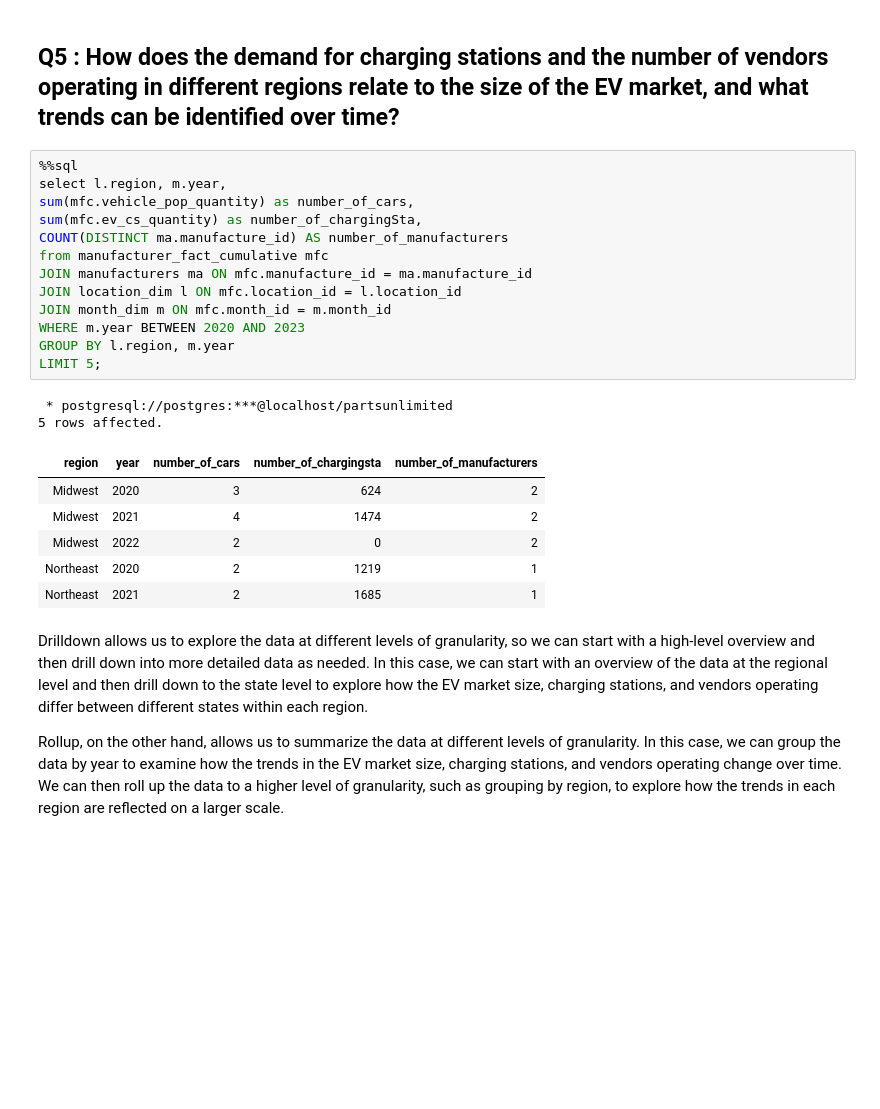
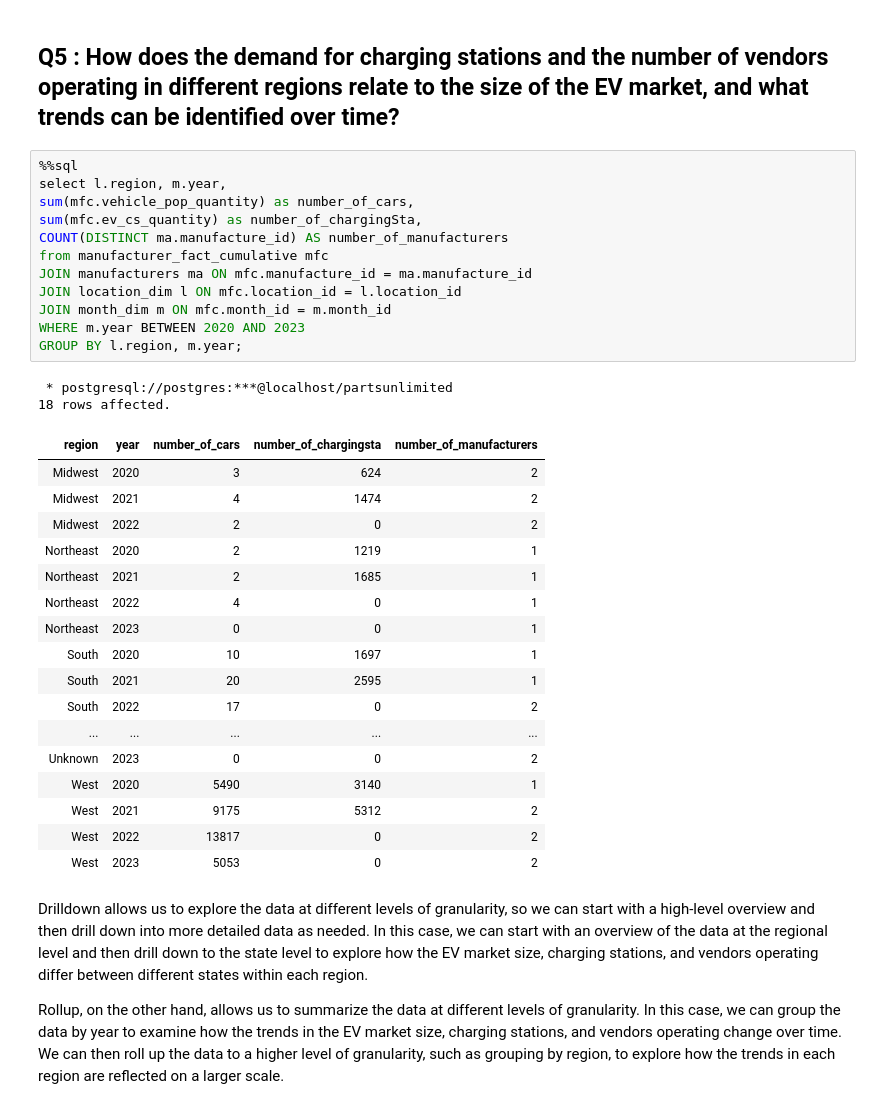
Before and after one commit to hicranA/partsUnlimitedDW, a Jupyter notebook: query.ipynb, the cells around one changed output. Drawn from its saved outputs; the diff is of its cells as text; blank space fills up the shorter version.

```diff
--- a/query.ipynb
+++ b/query.ipynb
@@ -192,25 +192,35 @@ ORDER BY l.region, l.city, l.country, m.manufacturer_name, d.year;
 # %%
 %%sql
 select l.region, m.year,
 sum(mfc.vehicle_pop_quantity) as number_of_cars,
 sum(mfc.ev_cs_quantity) as number_of_chargingSta,
 COUNT(DISTINCT ma.manufacture_id) AS number_of_manufacturers
 from manufacturer_fact_cumulative mfc
 JOIN manufacturers ma ON mfc.manufacture_id = ma.manufacture_id
 JOIN location_dim l ON mfc.location_id = l.location_id
 JOIN month_dim m ON mfc.month_id = m.month_id
 WHERE m.year BETWEEN 2020 AND 2023
-GROUP BY l.region, m.year
-LIMIT 5;
+GROUP BY l.region, m.year;
 # %% [output]
  * postgresql://postgres:***@localhost/partsunlimited
-5 rows affected.
+18 rows affected.
 | region | year | number_of_cars | number_of_chargingsta | number_of_manufacturers |
 | Midwest | 2020 | 3 | 624 | 2 |
 | Midwest | 2021 | 4 | 1474 | 2 |
 | Midwest | 2022 | 2 | 0 | 2 |
 | Northeast | 2020 | 2 | 1219 | 1 |
 | Northeast | 2021 | 2 | 1685 | 1 |
+| Northeast | 2022 | 4 | 0 | 1 |
+| Northeast | 2023 | 0 | 0 | 1 |
+| South | 2020 | 10 | 1697 | 1 |
+| South | 2021 | 20 | 2595 | 1 |
+| South | 2022 | 17 | 0 | 2 |
+| ... | ... | ... | ... | ... |
+| Unknown | 2023 | 0 | 0 | 2 |
+| West | 2020 | 5490 | 3140 | 1 |
+| West | 2021 | 9175 | 5312 | 2 |
+| West | 2022 | 13817 | 0 | 2 |
+| West | 2023 | 5053 | 0 | 2 |
 # %% [markdown]
 Drilldown allows us to explore the data at different levels of granularity, so we can start with a high-level overview and then drill down into more detailed data as needed. In this case, we can start with an overview of the data at the regional level and then drill down to the state level to explore how the EV market size, charging stations, and vendors operating differ between different states within each region.
 
```
